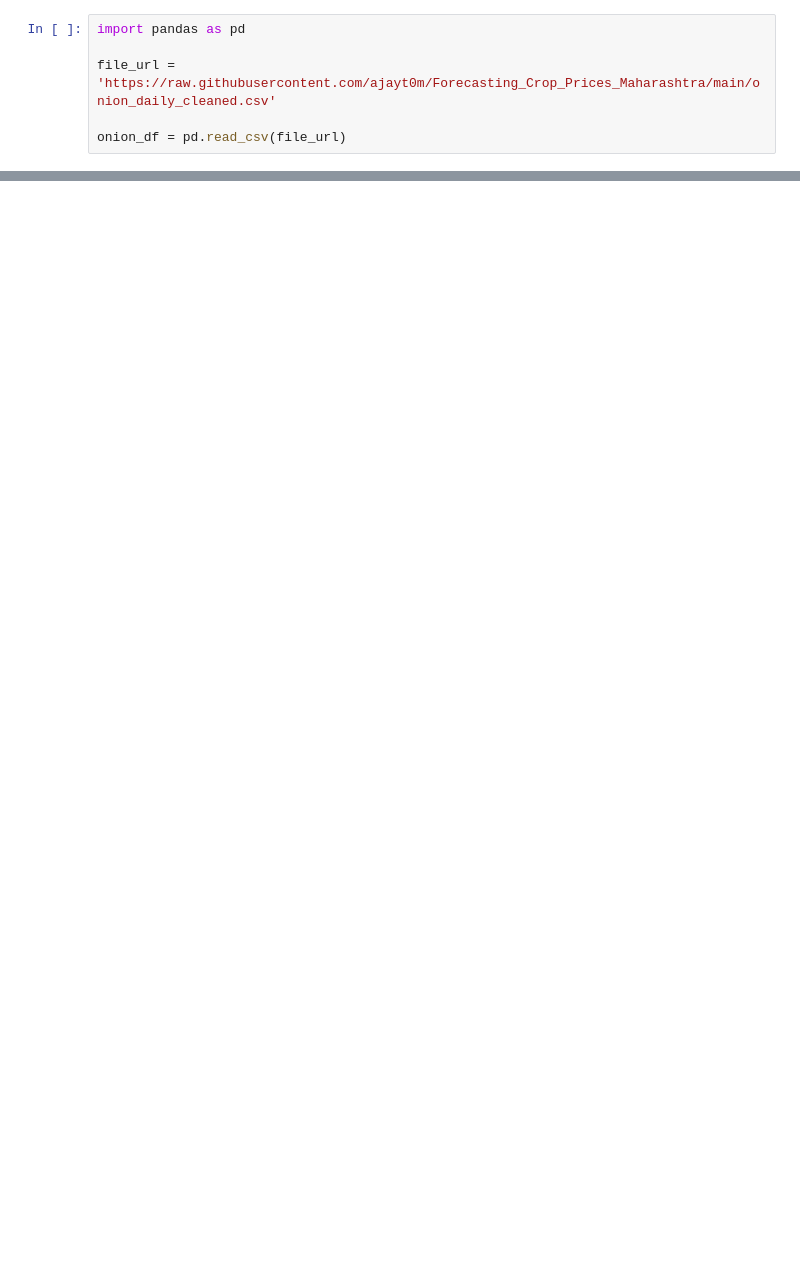
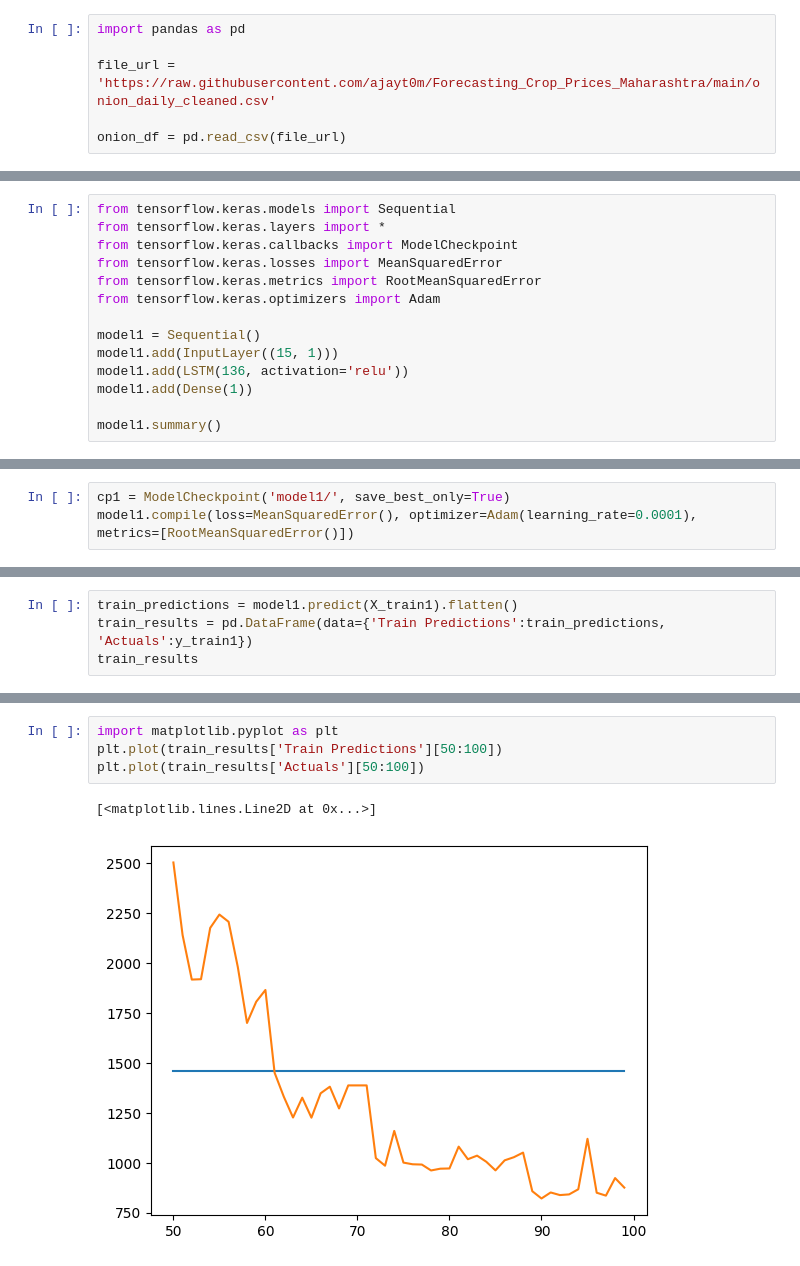
Before and after one commit to ajayt0m/Forecasting_Crop_Prices_Maharashtra, a Jupyter notebook: LSTM_Univariate.ipynb, the cells around one changed output, grey strips where cells are left out. Saved outputs shown, nothing was run; the diff lists cells and outputs as text; blank space fills up the shorter version.

```diff
--- a/LSTM_Univariate.ipynb
+++ b/LSTM_Univariate.ipynb
@@ -22,0 +176,14 @@ onion_df
+# %%
+from tensorflow.keras.models import Sequential
+from tensorflow.keras.layers import *
+from tensorflow.keras.callbacks import ModelCheckpoint
+from tensorflow.keras.losses import MeanSquaredError
+from tensorflow.keras.metrics import RootMeanSquaredError
+from tensorflow.keras.optimizers import Adam
+
+model1 = Sequential()
+model1.add(InputLayer((15, 1)))
+model1.add(LSTM(136, activation='relu'))
+model1.add(Dense(1))
+
+model1.summary()
@@ -22,0 +204,3 @@ onion_df
+# %%
+cp1 = ModelCheckpoint('model1/', save_best_only=True)
+model1.compile(loss=MeanSquaredError(), optimizer=Adam(learning_rate=0.0001), metrics=[RootMeanSquaredError()])
@@ -22,0 +290,4 @@ onion_df
+# %%
+train_predictions = model1.predict(X_train1).flatten()
+train_results = pd.DataFrame(data={'Train Predictions':train_predictions, 'Actuals':y_train1})
+train_results
@@ -22,0 +309,7 @@ onion_df
+# %%
+import matplotlib.pyplot as plt
+plt.plot(train_results['Train Predictions'][50:100])
+plt.plot(train_results['Actuals'][50:100])
+# %% [output]
+[<matplotlib.lines.Line2D at 0x...>]
+[figure, added]
```
Also changed, not shown: parts of 23 cells of this notebook.
